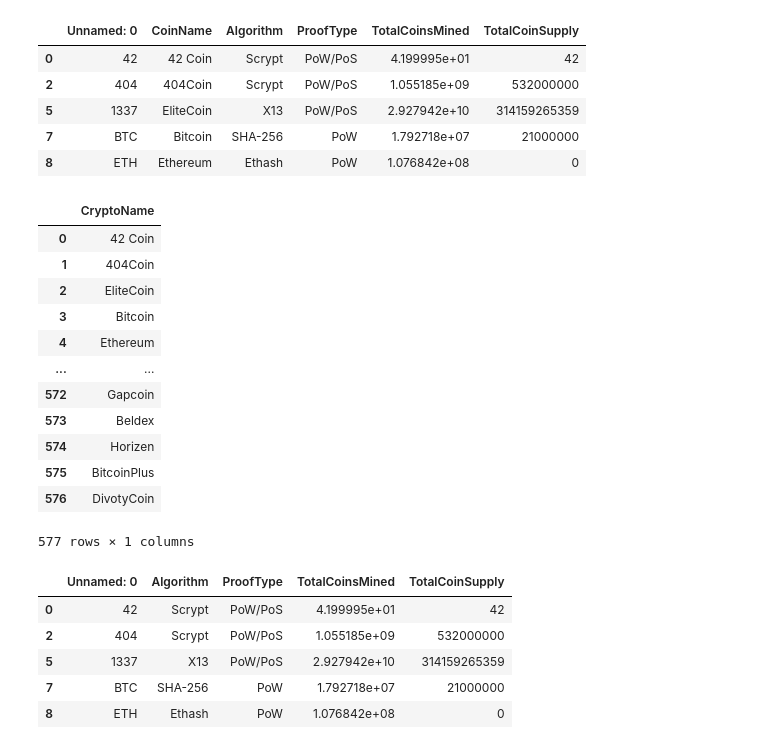
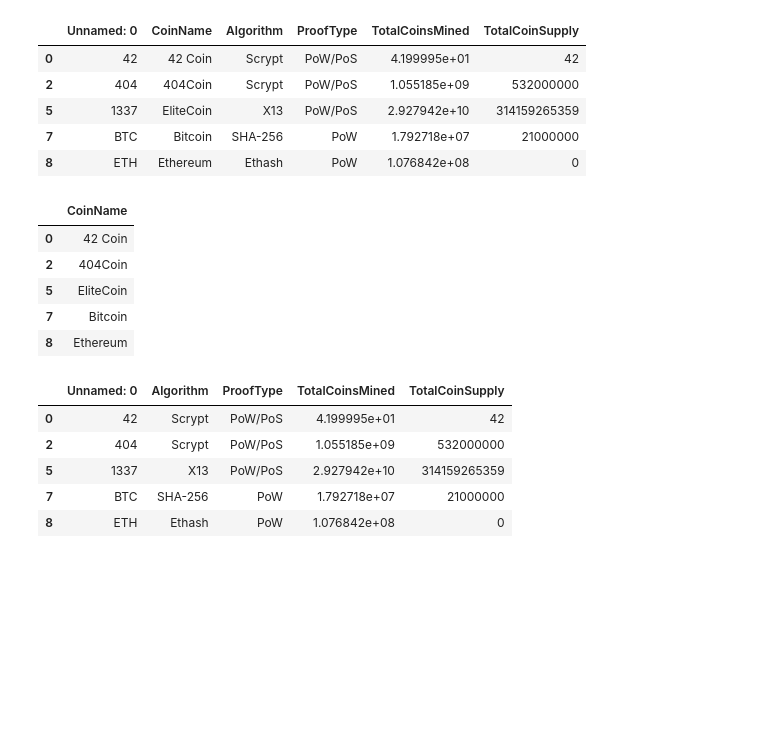
Before and after one commit to Michaelfr22/Cryptocurrencies, a Jupyter notebook: crypto_clustering.ipynb, the cells around one changed output. Cells and saved outputs as stored; diff of their text form; code cells hidden in the pictures; blank space fills up the shorter version.

```diff
--- a/crypto_clustering.ipynb
+++ b/crypto_clustering.ipynb
@@ -74,23 +74,15 @@ crypto_df.head()
 | 8 | ETH | Ethereum | Ethash | PoW | 1.076842e+08 | 0 |
 # %%
 # Create a new DataFrame that holds only the cryptocurrencies names.
-crypto_names = pd.DataFrame(crypto_df['CoinName'].unique())
-crypto_names.columns = ['CryptoName']
-crypto_names
+crypto_names = pd.DataFrame(crypto_df['CoinName'])
+crypto_names.head()
 # %% [output]
-|  | CryptoName |
+|  | CoinName |
 | 0 | 42 Coin |
-| 1 | 404Coin |
-| 2 | EliteCoin |
-| 3 | Bitcoin |
-| 4 | Ethereum |
-| ... | ... |
-| 572 | Gapcoin |
-| 573 | Beldex |
-| 574 | Horizen |
-| 575 | BitcoinPlus |
-| 576 | DivotyCoin |
+| 2 | 404Coin |
+| 5 | EliteCoin |
+| 7 | Bitcoin |
+| 8 | Ethereum |
-577 rows × 1 columns
 # %%
 # Drop the 'CoinName' column since it's not going to be used on the clustering algorithm.
 crypto_df.drop(columns=['CoinName'], inplace = True)
```
Also changed, not shown: parts of 15 cells of this notebook.
